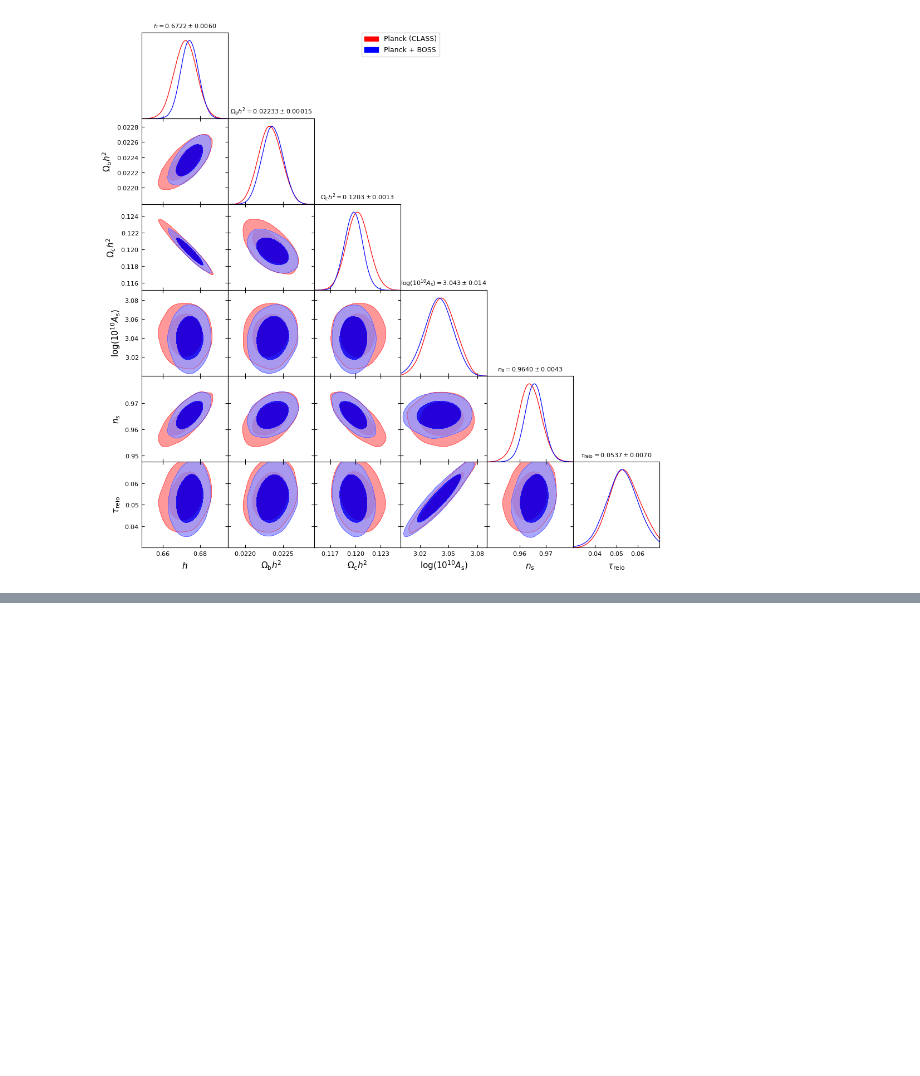
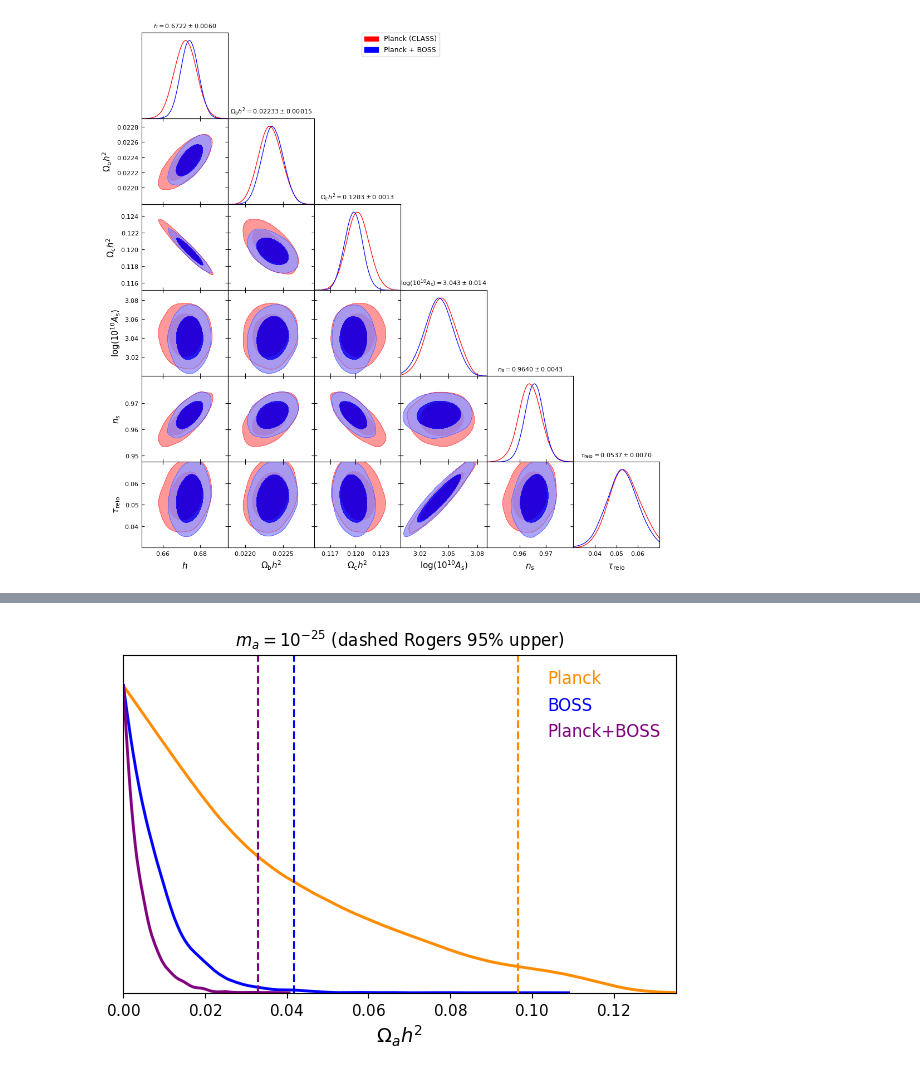
Before and after one commit to fverd/cobaya, a Jupyter notebook: FRA/analyze-chain.ipynb, the cells around one changed output, grey strips where cells are left out. Saved outputs shown, nothing was run; the diff lists cells and outputs as text; code cells hidden in the pictures; blank space fills up the shorter version.

```diff
--- a/FRA/analyze-chain.ipynb
+++ b/FRA/analyze-chain.ipynb
@@ -172,0 +153,17 @@ gdplot.triangle_plot([cmb_class, boss_planck], pars_toplot, contour_colors=['r',
+# %%
+gdplot = gdplt.get_single_plotter()
+gdplot.settings.linewidth=1.2
+gdplot.settings.fig_width_inch=1.
+# gdplot.settings.figure_legend_loc='lower center '
+
+gdplot.plot_1d([chain1, chain2, chain3],  'omega_scf', colors=['darkorange','b','purple'], nx=3,  title_limit=None, legend_ncol=1)
+
+gdplot.get_axes().axvline(0.09667, color='darkorange', ls='--')
+gdplot.get_axes().axvline(0.04174, color='b', ls='--')
+gdplot.get_axes().axvline(0.03306, color='purple', ls='--')
+
+gdplot.add_legend(['Planck', 'BOSS', 'Planck+BOSS'], colored_text=True)
+gdplot.get_axes().set_title(r'$m_a=10^{-25}$ (dashed Rogers 95% upper)')
+gdplot.finish_plot()
+# %% [output]
+[figure, added]
```
Also changed, not shown: parts of 7 cells of this notebook, 10 other files.
